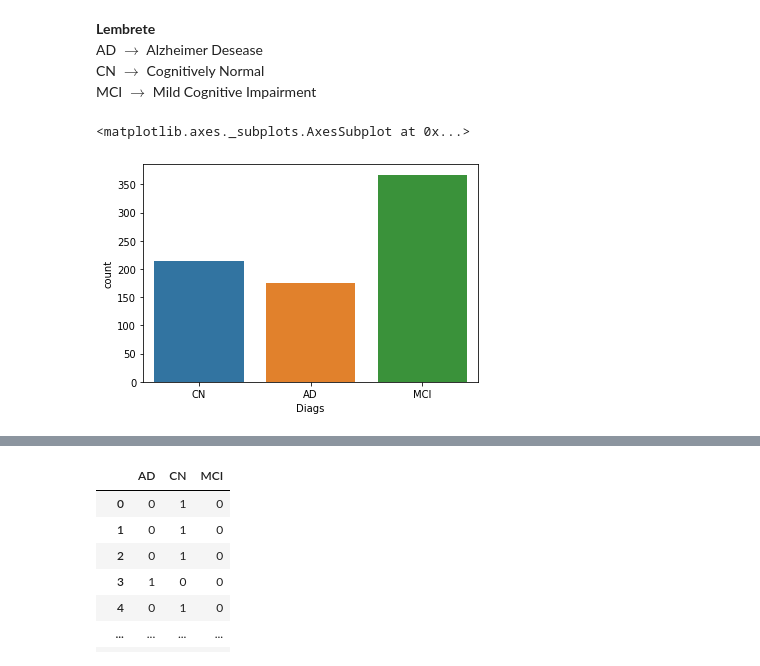
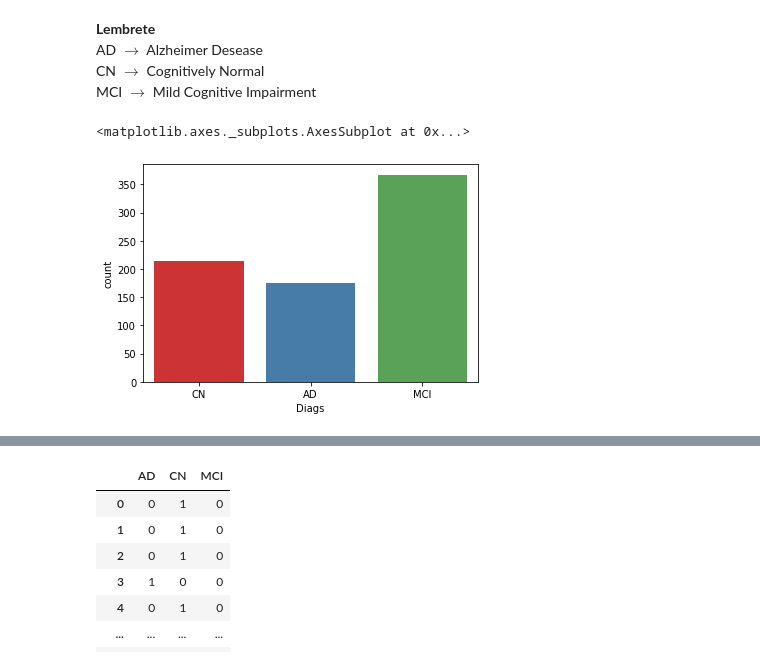
Before and after one commit to julianafalves/ic, a Jupyter notebook: Códigos/Treinamentos/RegressãoLogistica.ipynb, the cells around one changed output, grey strips where cells are left out. Drawn from its saved outputs; the diff is of its cells as text; code cells hidden in the pictures.

```diff
--- a/Códigos/Treinamentos/RegressãoLogistica.ipynb
+++ b/Códigos/Treinamentos/RegressãoLogistica.ipynb
@@ -31,10 +32,10 @@ AD $\rightarrow$ Alzheimer Desease
 CN $\rightarrow$  Cognitively Normal
 MCI $\rightarrow$ Mild Cognitive Impairment
 # %%
-sns.countplot(x='Diags',data=df)
+sns.countplot(x='Diags',data=df,palette='Set1')
 # %% [output]
 <matplotlib.axes._subplots.AxesSubplot at 0x...>
-[figure, old version]
+[figure, new version]
 # %%
 df.iloc[533:534,:] #linha sem diagnostico
 # %% [output]
```
Also changed, not shown: parts of 49 cells of this notebook.
